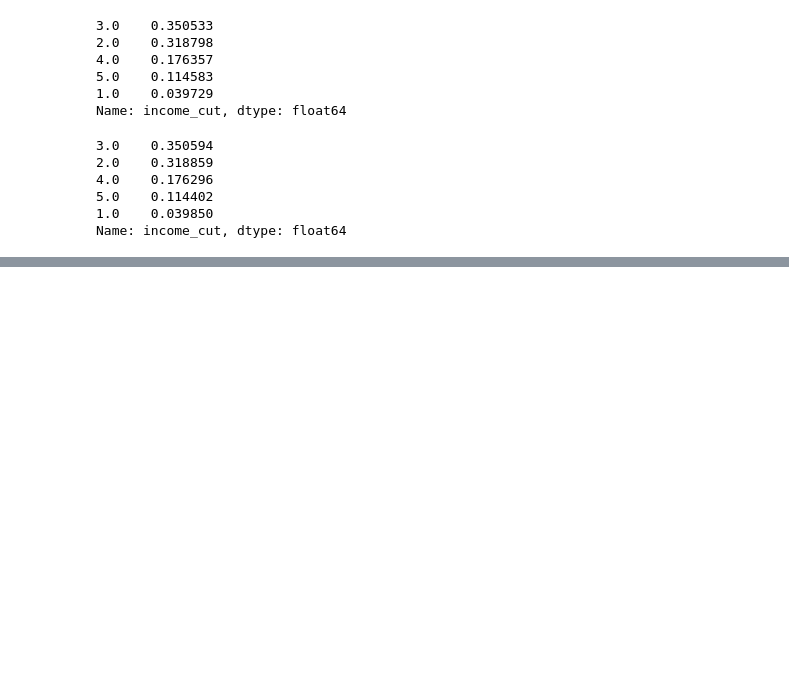
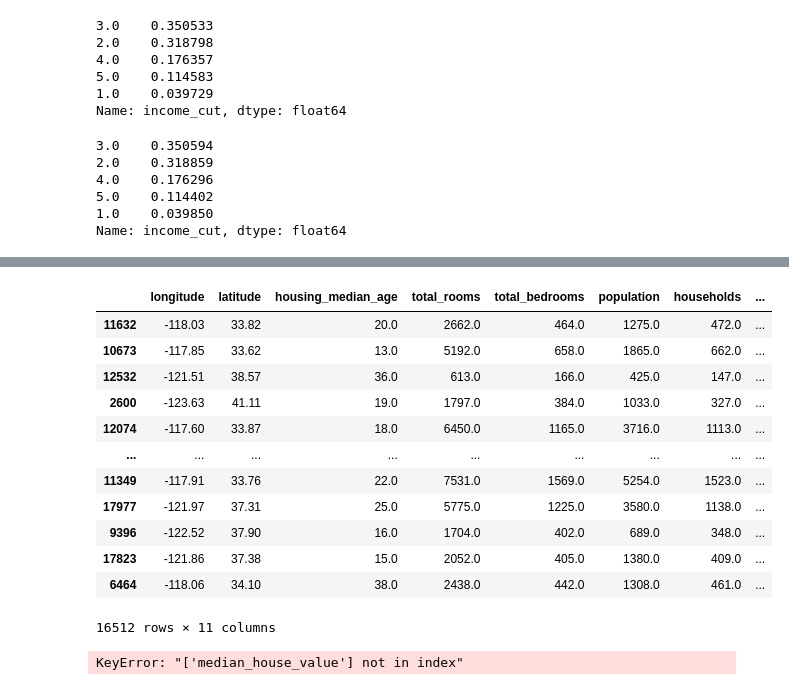
Before and after one commit to JYP0308/ml, a Jupyter notebook: Housing.ipynb, the cells around one changed output, grey strips where cells are left out. Drawn from its saved outputs; the diff is of its cells as text; code cells hidden in the pictures; blank space fills up the shorter version.

```diff
--- a/Housing.ipynb
+++ b/Housing.ipynb
@@ -314,0 +265,28 @@ class CombinedAttributesAdder(BaseEstimator, TransformerMixin):
+# %%
+strat_train_set
+# %% [output]
+|  | longitude | latitude | housing_median_age | total_rooms | total_bedrooms | population | households | ... |
+| 11632 | -118.03 | 33.82 | 20.0 | 2662.0 | 464.0 | 1275.0 | 472.0 | ... |
+| 10673 | -117.85 | 33.62 | 13.0 | 5192.0 | 658.0 | 1865.0 | 662.0 | ... |
+| 12532 | -121.51 | 38.57 | 36.0 | 613.0 | 166.0 | 425.0 | 147.0 | ... |
+| 2600 | -123.63 | 41.11 | 19.0 | 1797.0 | 384.0 | 1033.0 | 327.0 | ... |
+| 12074 | -117.60 | 33.87 | 18.0 | 6450.0 | 1165.0 | 3716.0 | 1113.0 | ... |
+| ... | ... | ... | ... | ... | ... | ... | ... | ... |
+| 11349 | -117.91 | 33.76 | 22.0 | 7531.0 | 1569.0 | 5254.0 | 1523.0 | ... |
+| 17977 | -121.97 | 37.31 | 25.0 | 5775.0 | 1225.0 | 3580.0 | 1138.0 | ... |
+| 9396 | -122.52 | 37.90 | 16.0 | 1704.0 | 402.0 | 689.0 | 348.0 | ... |
+| 17823 | -121.86 | 37.38 | 15.0 | 2052.0 | 405.0 | 1380.0 | 409.0 | ... |
+| 6464 | -118.06 | 34.10 | 38.0 | 2438.0 | 442.0 | 1308.0 | 461.0 | ... |
+16512 rows × 11 columns
+# %%
+lin_reg = LinearRegression()
+housing = strat_train_set.drop("median_house_value", axis=1)
+housing_labels = strat_train_set["median_house_value"].copy()
+
+lin_reg.fit(housing_prepared, housing_labels)
+some_data = housing.iloc[10:30]
+some_labels = housing_labels.iloc[10:30]
+some_data_prepared = full_pipeline.transform(some_data)
+lin_reg.predict(some_data_prepared)
+# %% [output]
+KeyError: "['median_house_value'] not in index"
```
Also changed, not shown: parts of 44 cells of this notebook.
